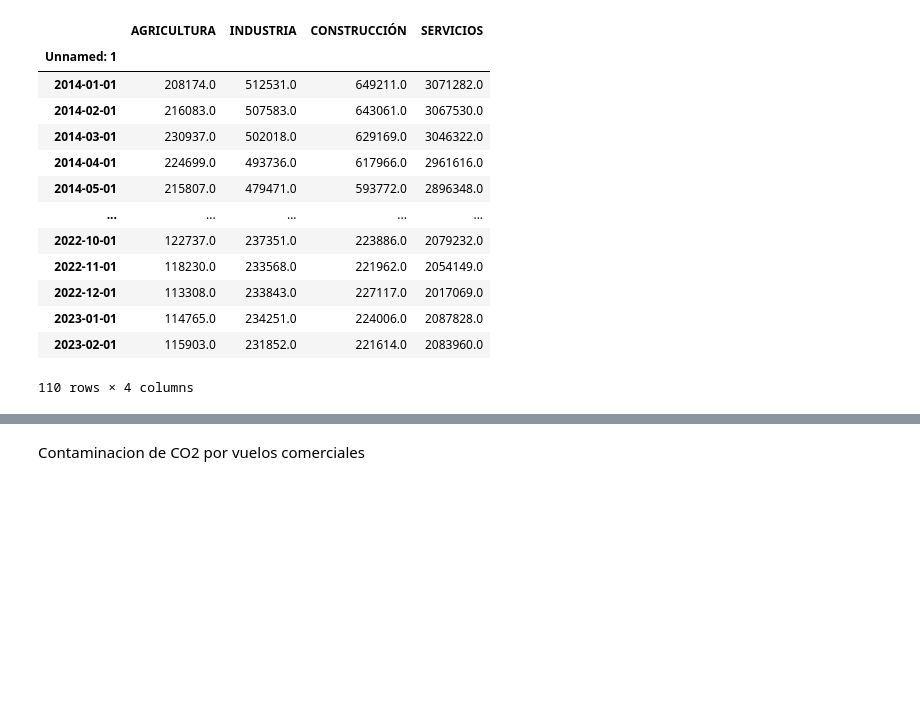
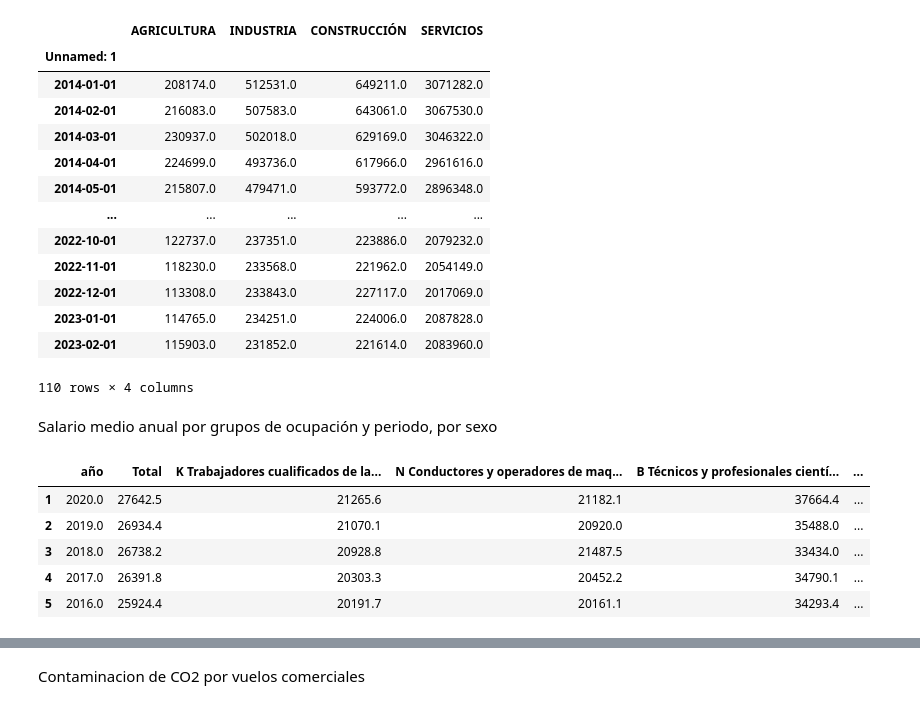
Before and after one commit to alandia92/EDA-Turismo-Euskadi, a Jupyter notebook: EDA/Limpieza.ipynb, the cells around one changed output, grey strips where cells are left out. Saved outputs shown, nothing was run; the diff lists cells and outputs as text; code cells hidden in the pictures; blank space fills up the shorter version.

```diff
--- a/EDA/Limpieza.ipynb
+++ b/EDA/Limpieza.ipynb
@@ -191,3 +191,30 @@ df_12
 | 2023-01-01 | 114765.0 | 234251.0 | 224006.0 | 2087828.0 |
 | 2023-02-01 | 115903.0 | 231852.0 | 221614.0 | 2083960.0 |
 110 rows × 4 columns
+# %% [markdown]
+Salario medio anual por grupos de ocupación y periodo, por sexo
+# %%
+fuente_13 = 'https://www.ine.es/jaxiT3/Tabla.htm?t=10916'
+df_13 = pd.read_excel('./data/Salario medio anual por grupos de ocupación y periodo..xlsx')
+
+df_13.columns = df_13.iloc[0]
+
+df_13 = df_13.drop([0], axis=0)
+df_13 = df_13.transpose().reset_index()
+df_13.columns = df_13.iloc[0]
+df_13 = df_13.drop([0], axis=0)
+df_13.columns.values[0] = "año"
+
+df_13 = df_13.apply(pd.to_numeric, errors='coerce')
+# Cambiamos los valores negativos a positivos
+df_13.iloc[:, 1:] = df_13.iloc[:, 1:].applymap(lambda x: abs(x) if x < 0 else x)
+
+
+df_13.head()
+# %% [output]
+|  | año | Total | K Trabajadores cualificados de la... | N Conductores y operadores de maq... | B Técnicos y profesionales cientí... | ... |
+| 1 | 2020.0 | 27642.5 | 21265.6 | 21182.1 | 37664.4 | ... |
+| 2 | 2019.0 | 26934.4 | 21070.1 | 20920.0 | 35488.0 | ... |
+| 3 | 2018.0 | 26738.2 | 20928.8 | 21487.5 | 33434.0 | ... |
+| 4 | 2017.0 | 26391.8 | 20303.3 | 20452.2 | 34790.1 | ... |
+| 5 | 2016.0 | 25924.4 | 20191.7 | 20161.1 | 34293.4 | ... |
```
Also changed, not shown: parts of 3 cells of this notebook, 4 other files.
